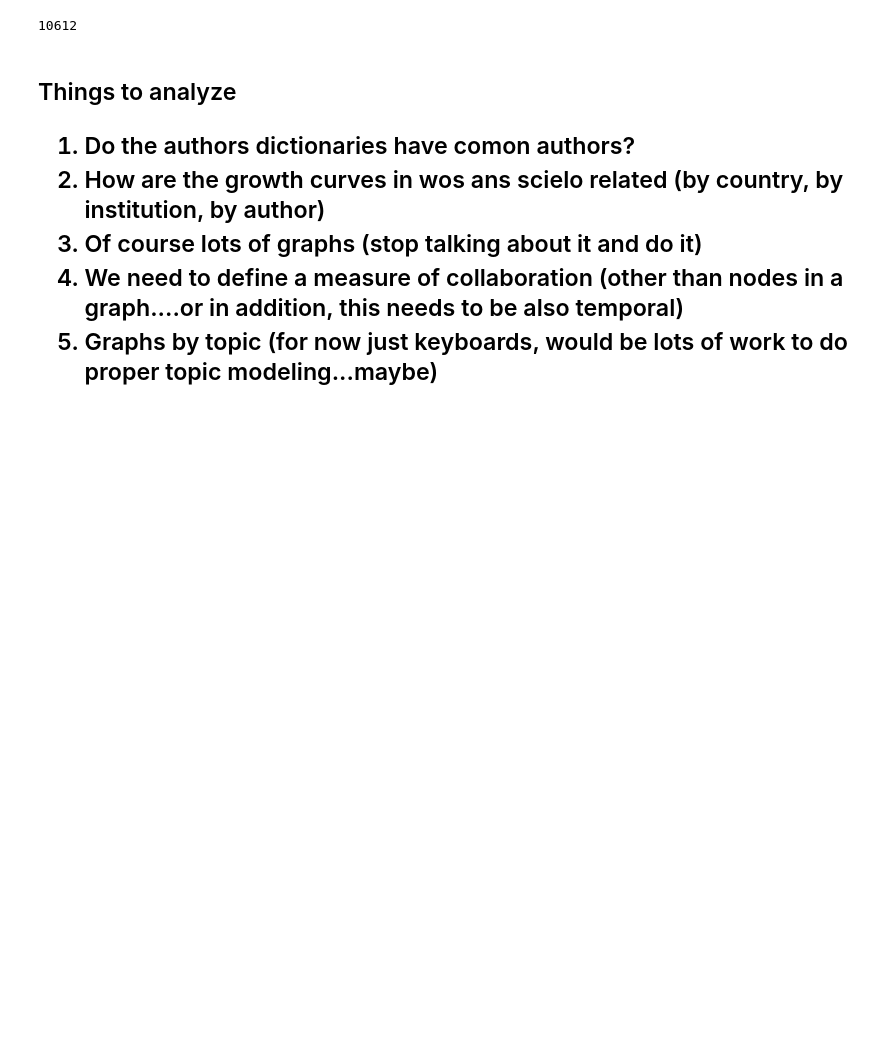
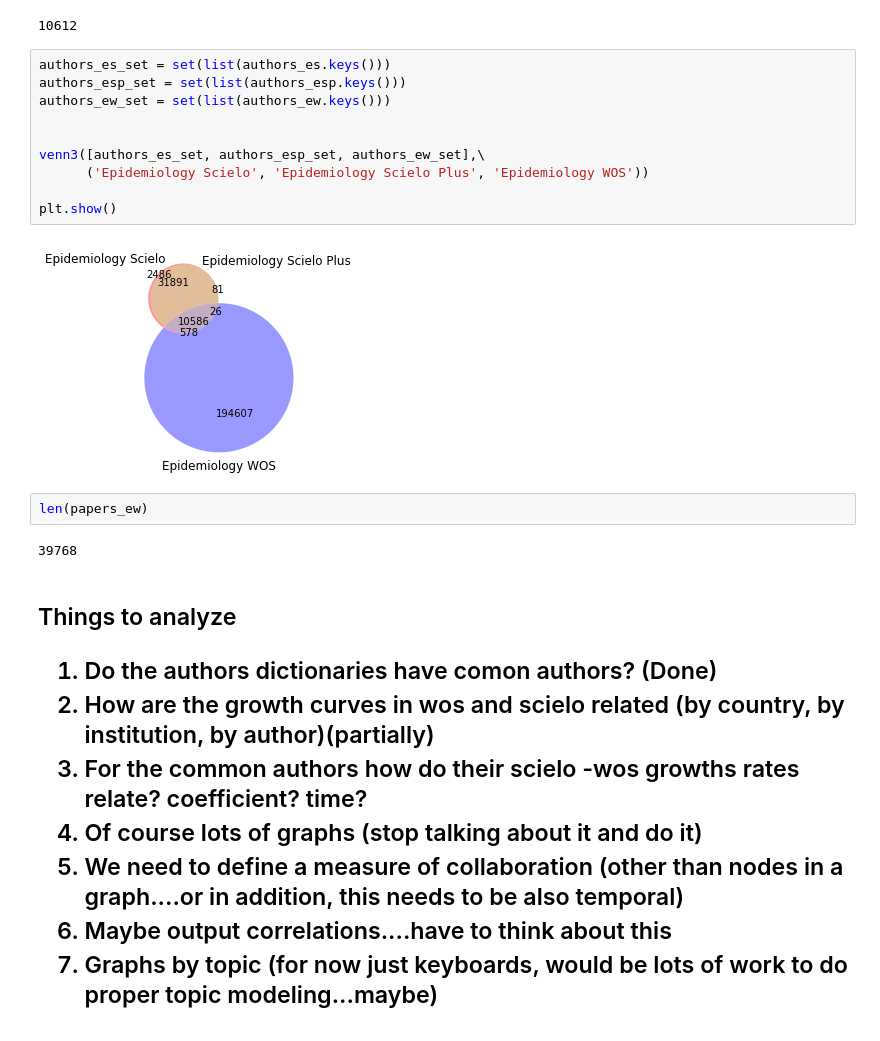
Before and after one commit to gino-serpa/southamerica, a Jupyter notebook: swl for analyzing data example.ipynb, the cells around one changed output. Drawn from its saved outputs; the diff is of its cells as text; blank space fills up the shorter version.

```diff
--- a/swl for analyzing data example.ipynb
+++ b/swl for analyzing data example.ipynb
@@ -113,6 +118,22 @@ intersection_2 = authors_esp_set.intersection(authors_ew_set)
 len(intersection_2)
 # %% [output]
 10612
+# %%
+authors_es_set = set(list(authors_es.keys()))
+authors_esp_set = set(list(authors_esp.keys()))
+authors_ew_set = set(list(authors_ew.keys()))
+
+
+venn3([authors_es_set, authors_esp_set, authors_ew_set],\
+      ('Epidemiology Scielo', 'Epidemiology Scielo Plus', 'Epidemiology WOS'))
+
+plt.show()
+# %% [output]
+[figure, added]
+# %%
+len(papers_ew)
+# %% [output]
+39768
 # %% [markdown]
 <h2 >
     Things to analyze
@@ -121,10 +142,12 @@ len(intersection_2)
 
 <h2>
 <ol>
-  <li>Do the authors dictionaries have comon authors?</li>
-  <li>How are the growth curves in wos ans scielo related (by country, by institution, by author)</li>
+  <li>Do the authors dictionaries have comon authors? (Done)</li>
+  <li>How are the growth curves in wos and scielo related (by country, by institution, by author)(partially)</li>
+  <li>For the common authors how do their scielo -wos growths rates relate? coefficient? time?</li>
   <li>Of course lots of graphs (stop talking about it and do it)</li>
   <li>We need to define a measure of collaboration (other than nodes in a graph....or in addition, this needs to be also temporal)</li>
+  <li>Maybe output correlations....have to think about this</li>
   <li>Graphs by topic (for now just keyboards, would be lots of work to do proper topic modeling...maybe)</li>
 </ol>
 </h2>
```
Also changed, not shown: parts of 8 cells of this notebook.
